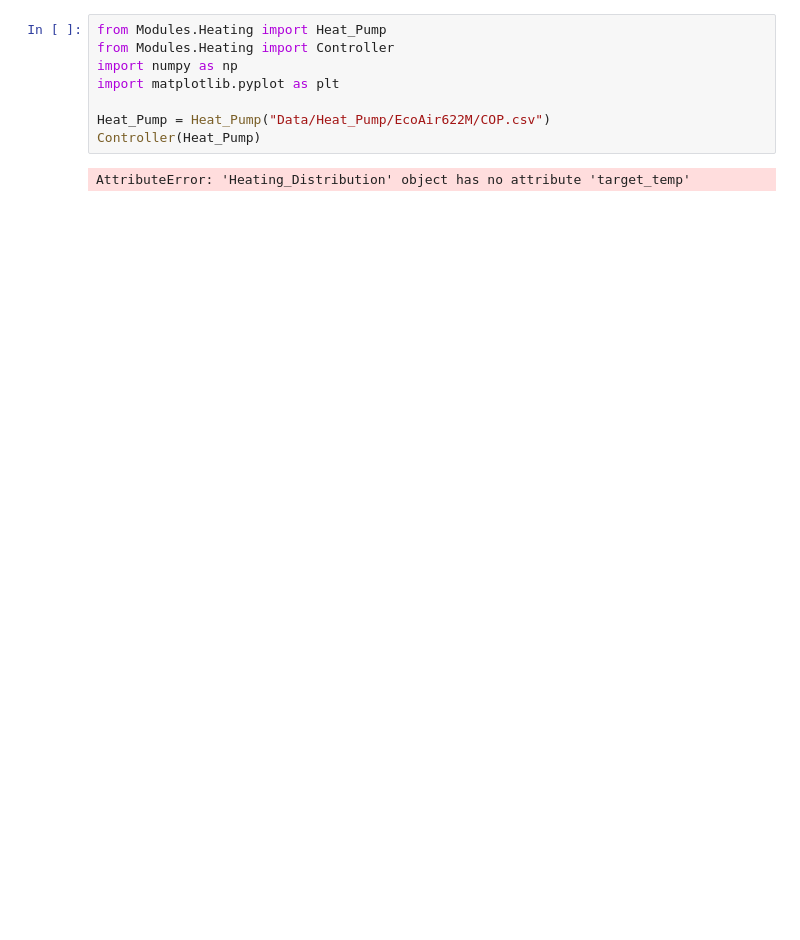
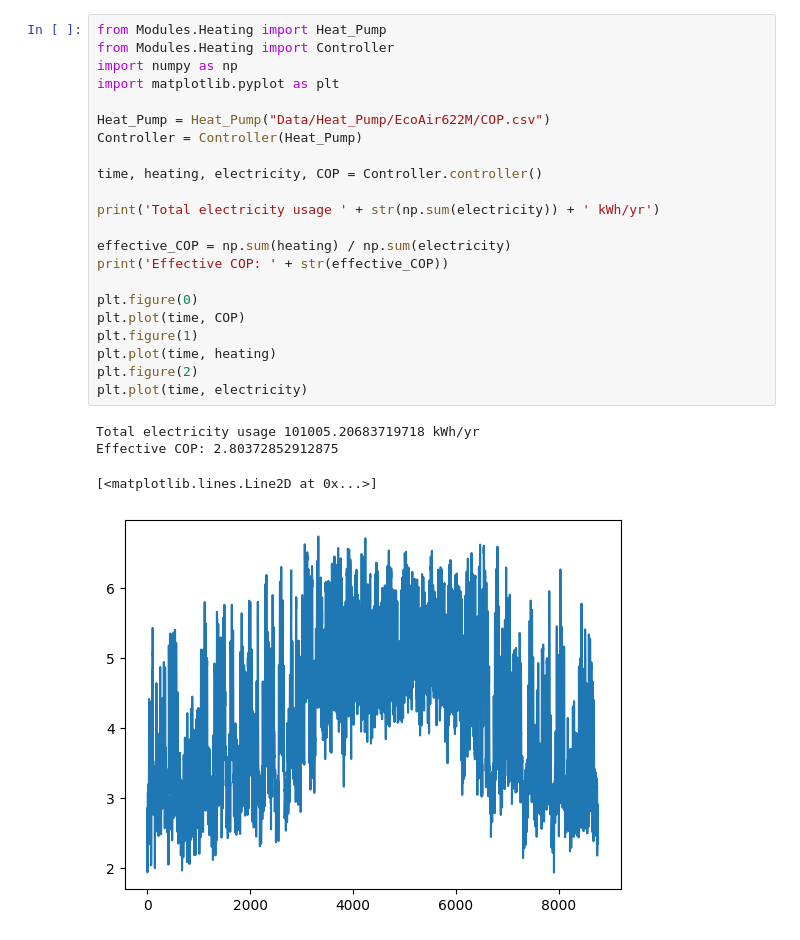
Before and after one commit to SNaylor12543/Variable_Output_Temperature_Heat_Pump, a Jupyter notebook: Notebook.ipynb, the cells around one changed output. Drawn from its saved outputs; the diff is of its cells as text; blank space fills up the shorter version.

```diff
--- a/Notebook.ipynb
+++ b/Notebook.ipynb
@@ -1,10 +1,27 @@
 # %%
 from Modules.Heating import Heat_Pump
 from Modules.Heating import Controller
 import numpy as np
 import matplotlib.pyplot as plt
 
 Heat_Pump = Heat_Pump("Data/Heat_Pump/EcoAir622M/COP.csv")
-Controller(Heat_Pump)
+Controller = Controller(Heat_Pump)
+
+time, heating, electricity, COP = Controller.controller()
+
+print('Total electricity usage ' + str(np.sum(electricity)) + ' kWh/yr')
+
+effective_COP = np.sum(heating) / np.sum(electricity)
+print('Effective COP: ' + str(effective_COP))
+
+plt.figure(0)
+plt.plot(time, COP)
+plt.figure(1)
+plt.plot(time, heating)
+plt.figure(2)
+plt.plot(time, electricity)
 # %% [output]
-AttributeError: 'Heating_Distribution' object has no attribute 'target_temp'
+Total electricity usage 101005.20683719718 kWh/yr
+Effective COP: 2.80372852912875
+[<matplotlib.lines.Line2D at 0x...>]
+[figure, added]
```
Also changed, not shown: parts of 1 cell of this notebook, 2 other files.
